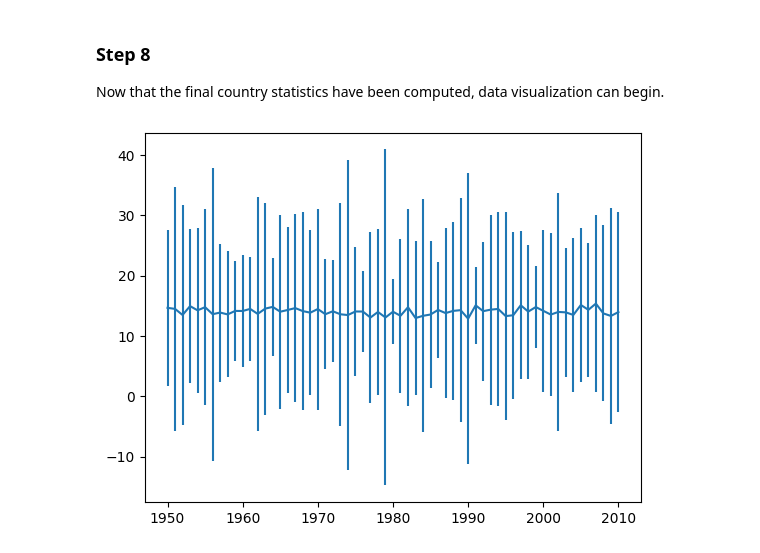
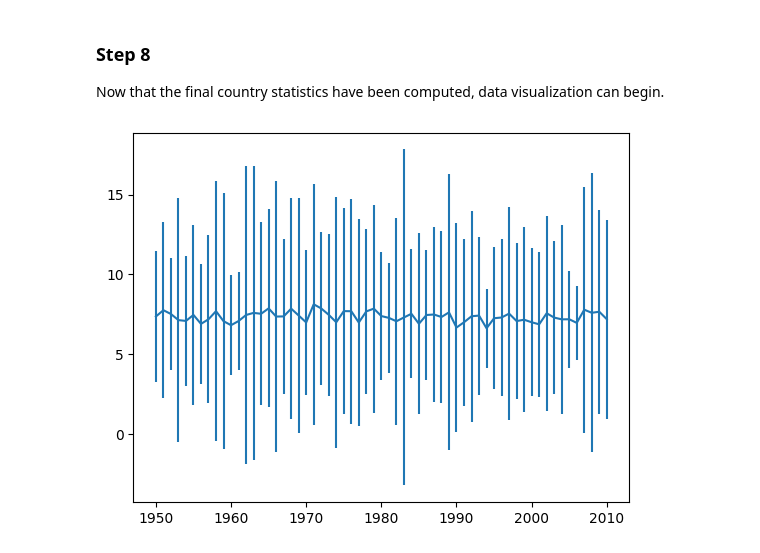
Before and after one commit to EvanA4/BigDataClimateChange, a Jupyter notebook: year.ipynb, the cells around one changed output. Saved outputs shown, nothing was run; the diff lists cells and outputs as text; code cells hidden in the pictures.

```diff
--- a/project.ipynb
+++ b/year.ipynb
@@ -229,10 +229,10 @@ Now that the final country statistics have been computed, data visualization can
 # %%
 def graph_ranges(country: str, years: tuple[int, int]):
     cf = CountryFinder()
     cid = cf.cid(country)
     year_list = range(years[0], years[1]+1)
     plt.errorbar(year_list, final_cstats[:,cid,0], yerr=final_cstats[:,cid,1]*2)
 
-graph_ranges("Afghanistan", year_tuple)
+graph_ranges("Italy", year_tuple)
 # %% [output]
-[figure, old version]
+[figure, new version]
```
Also changed, not shown: parts of 1 cell of this notebook, 4 other files.
